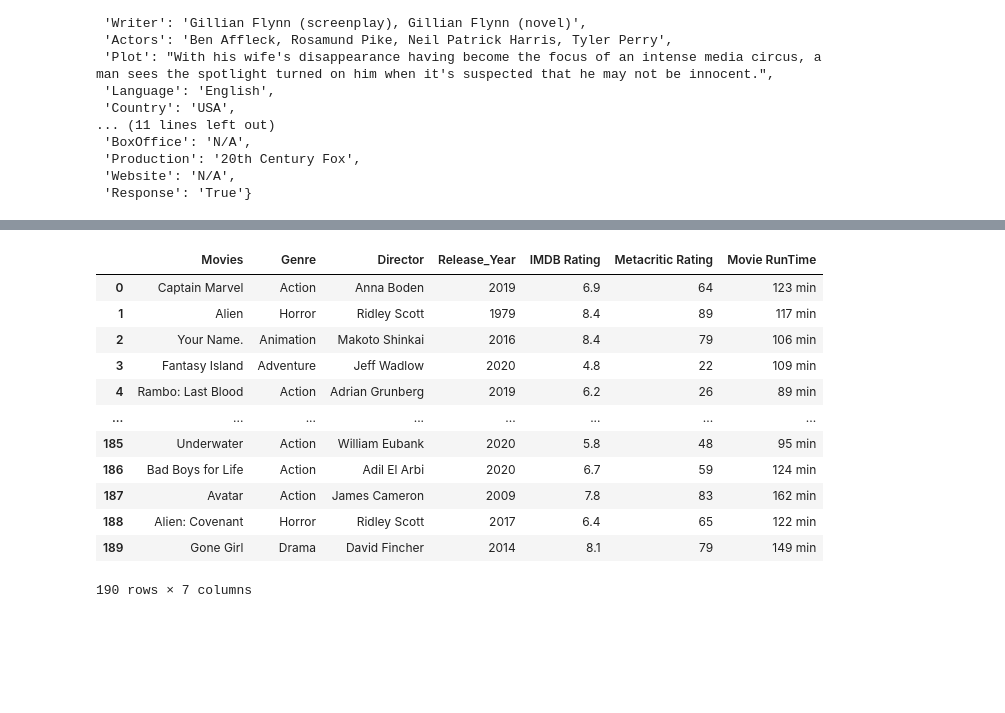
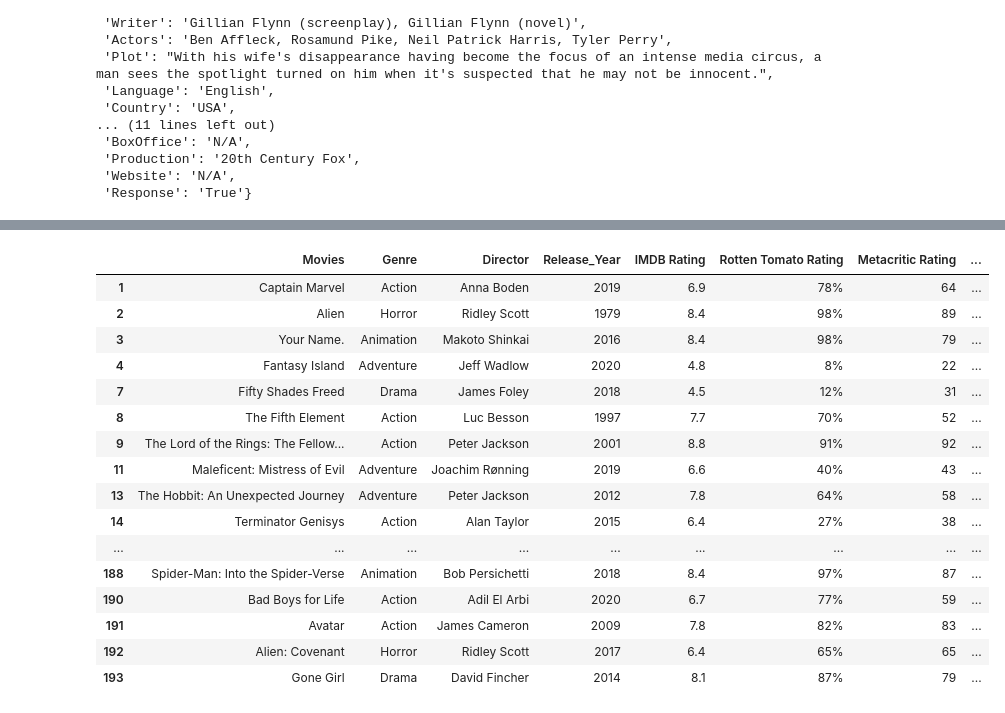
Before and after one commit to mwil177/project-1, a Jupyter notebook: Movie Stuff.ipynb, the cells around one changed output, grey strips where cells are left out. Drawn from its saved outputs; the diff is of its cells as text; code cells hidden in the pictures; blank space fills up the shorter version.

```diff
--- a/Movie Stuff.ipynb
+++ b/Movie Stuff.ipynb
@@ -10,6 +10,9 @@ import json
 from config import api_key
 from pprint import pprint
 import random
+
+pd.set_option('display.max_rows', None)
+pd.set_option('display.max_columns', None)
 # %%
 #Create url
 url = "http://www.omdbapi.com/?t="
@@ -64,6 +67,7 @@ for index, row in movie.iterrows():
         movie.loc[index, 'genre'] = response['Genre']
         movie.loc[index, 'year'] = response['Year']
         movie.loc[index, 'imdbRating'] = response['imdbRating']
+        movie.loc[index, 'ratings_rotten'] = response['Ratings'][1]['Value']
         movie.loc[index, 'rating_ metacritic'] = response['Metascore']
         movie.loc[index, 'run_time'] = response['Runtime']
         movie.loc[index, 'writer'] = response['Writer']
@@ -104,10 +125,11 @@ movie.head()
 # %%
-movie_short = movie[["title", "genre", "director", "year", "imdbRating", "rating_ metacritic", "run_time"]]
+movie_short = movie[["title", "genre", "director", "year", "imdbRating", "ratings_rotten", "rating_ metacritic", "run_time"]]
 movie_short_rename = movie_short.rename(columns={"title": "Movies",
                                                  "genre": "Genre",
                                                  "director": "Director",
                                                  "year": "Release_Year",
                                                  "imdbRating": "IMDB Rating",
+                                                 "ratings_rotten": "Rotten Tomato Rating",
                                                  "rating_ metacritic": "Metacritic Rating",
                                                  "run_time": "Movie RunTime"})
 movie_short_rename
@@ -128,35 +154,53 @@ movie_short_rename
 # %%
 movie_split_genre = movie_short_rename["Genre"].str.split(",", n=4, expand=True)
 movie_split_director = movie_short_rename["Director"].str.split(",", n=1, expand=True)
 movie_split_genre = movie_split_genre.rename(columns={0: "Genre 1",
                                                      1: "Genre 2",
                                                      2: "Genre 3",
                                                      3: "Genre 4",
                                                      4: "Genre 5"})
 movie_split_director = movie_split_director.rename(columns={0: "Director 1",
                                                      1: "Director 2"})
 
 movie_split_genre
 
 #movie_genre = movie_split_genre.groupby(["Genre 1"]).count()
 movie_short_rename["Genre"] = movie_split_genre["Genre 1"]
 movie_short_rename["Director"] = movie_split_director["Director 1"]
 
 movie_short_rename
+
+movie_clean_RT = movie_short_rename["Rotten Tomato Rating"].replace(['', '54/100', '56/100',
+                                                                     '81/100', '64/100', '68/100', '46/100',
+                                                                     '47/100', '90/100', '51/100', '72/100',
+                                                                     '85/100','43/100','44/100','53/100', '26/100',
+                                                                     '48/100'], "none")
+movie_short_rename["Rotten Tomato Rating"] = movie_clean_RT
+
+
+rotten_df = movie_short_rename.loc[(movie_short_rename["Rotten Tomato Rating"] != "none") &
+                                  (movie_short_rename["Metacritic Rating"] != "N/A")]
+
+
+rotten_df
 # %% [output]
-|  | Movies | Genre | Director | Release_Year | IMDB Rating | Metacritic Rating | Movie RunTime |
-| 0 | Captain Marvel | Action | Anna Boden | 2019 | 6.9 | 64 | 123 min |
-| 1 | Alien | Horror | Ridley Scott | 1979 | 8.4 | 89 | 117 min |
-| 2 | Your Name. | Animation | Makoto Shinkai | 2016 | 8.4 | 79 | 106 min |
-| 3 | Fantasy Island | Adventure | Jeff Wadlow | 2020 | 4.8 | 22 | 109 min |
-| 4 | Rambo: Last Blood | Action | Adrian Grunberg | 2019 | 6.2 | 26 | 89 min |
-| ... | ... | ... | ... | ... | ... | ... | ... |
-| 185 | Underwater | Action | William Eubank | 2020 | 5.8 | 48 | 95 min |
-| 186 | Bad Boys for Life | Action | Adil El Arbi | 2020 | 6.7 | 59 | 124 min |
-| 187 | Avatar | Action | James Cameron | 2009 | 7.8 | 83 | 162 min |
-| 188 | Alien: Covenant | Horror | Ridley Scott | 2017 | 6.4 | 65 | 122 min |
-| 189 | Gone Girl | Drama | David Fincher | 2014 | 8.1 | 79 | 149 min |
+|  | Movies | Genre | Director | Release_Year | IMDB Rating | Rotten Tomato Rating | Metacritic Rating | ... |
+| 1 | Captain Marvel | Action | Anna Boden | 2019 | 6.9 | 78% | 64 | ... |
+| 2 | Alien | Horror | Ridley Scott | 1979 | 8.4 | 98% | 89 | ... |
+| 3 | Your Name. | Animation | Makoto Shinkai | 2016 | 8.4 | 98% | 79 | ... |
+| 4 | Fantasy Island | Adventure | Jeff Wadlow | 2020 | 4.8 | 8% | 22 | ... |
+| 7 | Fifty Shades Freed | Drama | James Foley | 2018 | 4.5 | 12% | 31 | ... |
+| 8 | The Fifth Element | Action | Luc Besson | 1997 | 7.7 | 70% | 52 | ... |
+| 9 | The Lord of the Rings: The Fellow... | Action | Peter Jackson | 2001 | 8.8 | 91% | 92 | ... |
+| 11 | Maleficent: Mistress of Evil | Adventure | Joachim Rønning | 2019 | 6.6 | 40% | 43 | ... |
+| 13 | The Hobbit: An Unexpected Journey | Adventure | Peter Jackson | 2012 | 7.8 | 64% | 58 | ... |
+| 14 | Terminator Genisys | Action | Alan Taylor | 2015 | 6.4 | 27% | 38 | ... |
+| ... | ... | ... | ... | ... | ... | ... | ... | ... |
+| 188 | Spider-Man: Into the Spider-Verse | Animation | Bob Persichetti | 2018 | 8.4 | 97% | 87 | ... |
+| 190 | Bad Boys for Life | Action | Adil El Arbi | 2020 | 6.7 | 77% | 59 | ... |
+| 191 | Avatar | Action | James Cameron | 2009 | 7.8 | 82% | 83 | ... |
+| 192 | Alien: Covenant | Horror | Ridley Scott | 2017 | 6.4 | 65% | 65 | ... |
+| 193 | Gone Girl | Drama | David Fincher | 2014 | 8.1 | 87% | 79 | ... |
-190 rows × 7 columns
 # %%
 #Create a df containing the number of genres
 movie_genre_group = movie_short_rename.groupby(["Genre"]).count()
```
Also changed, not shown: parts of 25 cells of this notebook, 1 other file.
